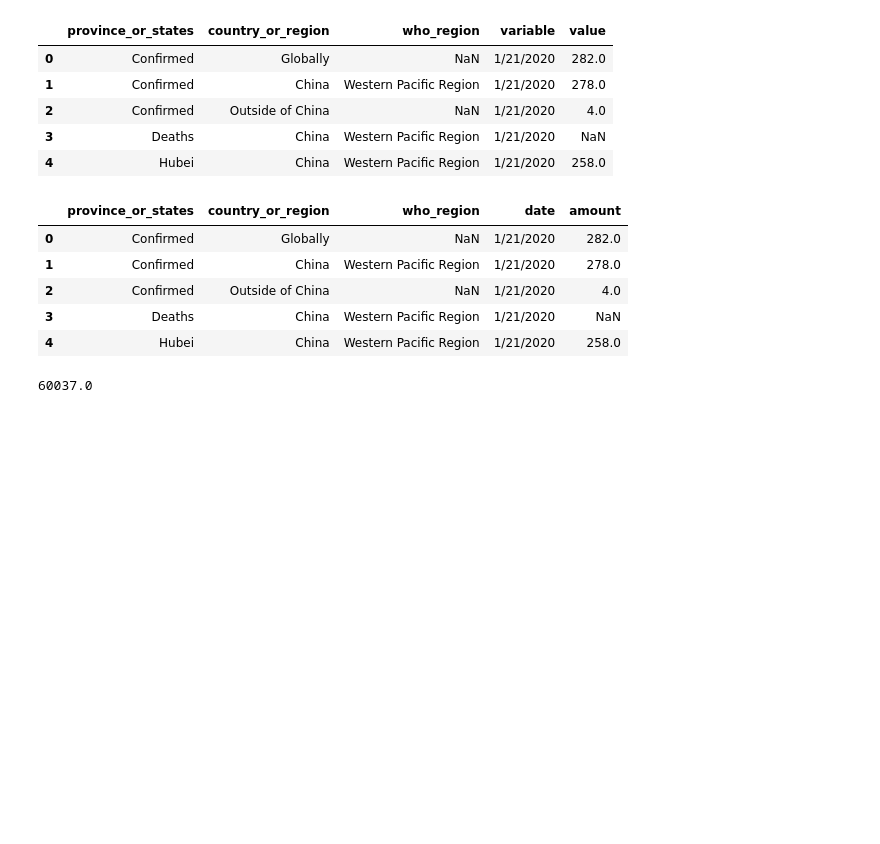
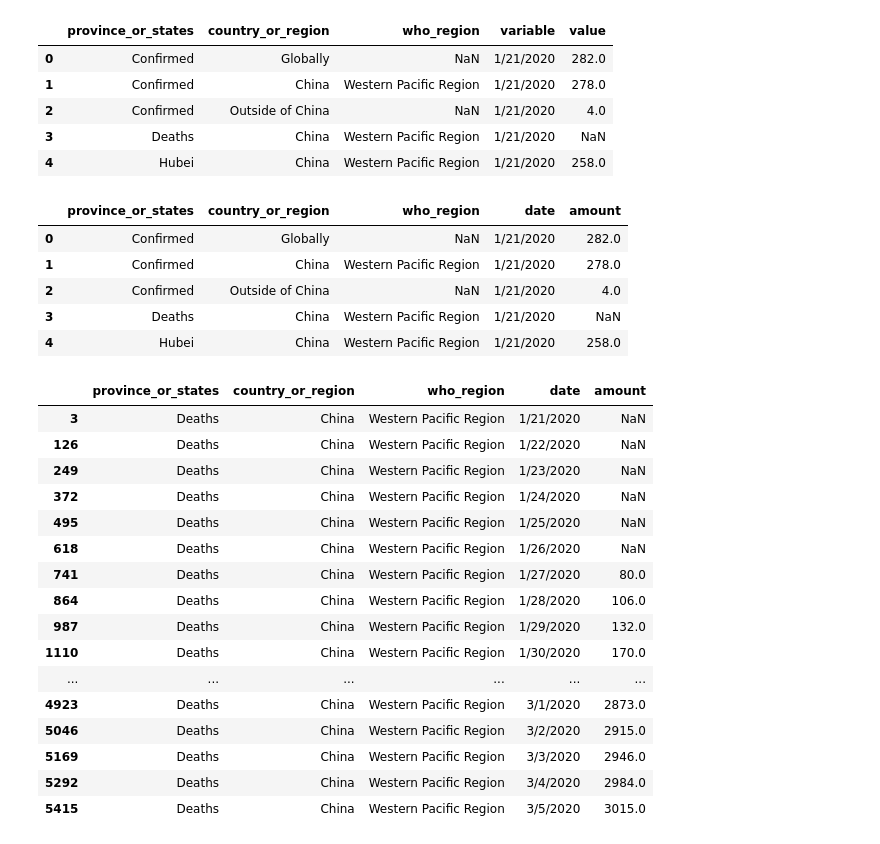
Before and after one commit to Jeff-Hutchins/COVID-19, a Jupyter notebook: who_covid_19_situation_reports/my_covid_analysis.ipynb, the cells around one changed output. Saved outputs shown, nothing was run; the diff lists cells and outputs as text; code cells hidden in the pictures; blank space fills up the shorter version.

```diff
--- a/who_covid_19_situation_reports/my_covid_analysis.ipynb
+++ b/who_covid_19_situation_reports/my_covid_analysis.ipynb
@@ -65,6 +65,22 @@ df.head()
 # %%
 china = df[(df.country_or_region == 'China') & (df.province_or_states == 'Deaths')]
 # %%
-china.amount.sum()
+china
 # %% [output]
-60037.0
+|  | province_or_states | country_or_region | who_region | date | amount |
+| 3 | Deaths | China | Western Pacific Region | 1/21/2020 | NaN |
+| 126 | Deaths | China | Western Pacific Region | 1/22/2020 | NaN |
+| 249 | Deaths | China | Western Pacific Region | 1/23/2020 | NaN |
+| 372 | Deaths | China | Western Pacific Region | 1/24/2020 | NaN |
+| 495 | Deaths | China | Western Pacific Region | 1/25/2020 | NaN |
+| 618 | Deaths | China | Western Pacific Region | 1/26/2020 | NaN |
+| 741 | Deaths | China | Western Pacific Region | 1/27/2020 | 80.0 |
+| 864 | Deaths | China | Western Pacific Region | 1/28/2020 | 106.0 |
+| 987 | Deaths | China | Western Pacific Region | 1/29/2020 | 132.0 |
+| 1110 | Deaths | China | Western Pacific Region | 1/30/2020 | 170.0 |
+| ... | ... | ... | ... | ... | ... |
+| 4923 | Deaths | China | Western Pacific Region | 3/1/2020 | 2873.0 |
+| 5046 | Deaths | China | Western Pacific Region | 3/2/2020 | 2915.0 |
+| 5169 | Deaths | China | Western Pacific Region | 3/3/2020 | 2946.0 |
+| 5292 | Deaths | China | Western Pacific Region | 3/4/2020 | 2984.0 |
+| 5415 | Deaths | China | Western Pacific Region | 3/5/2020 | 3015.0 |
```
Also changed, not shown: parts of 1 cell of this notebook.
